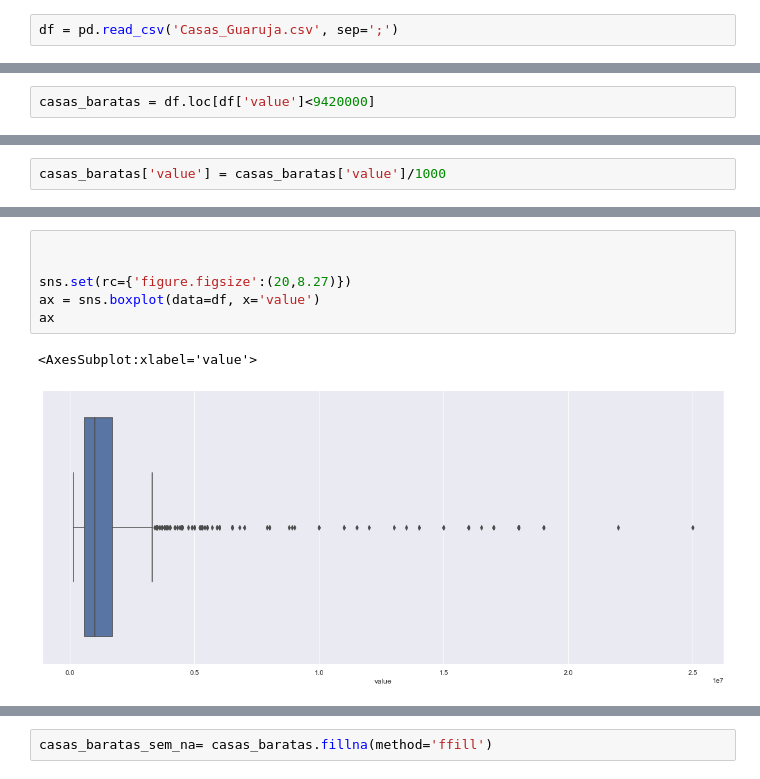
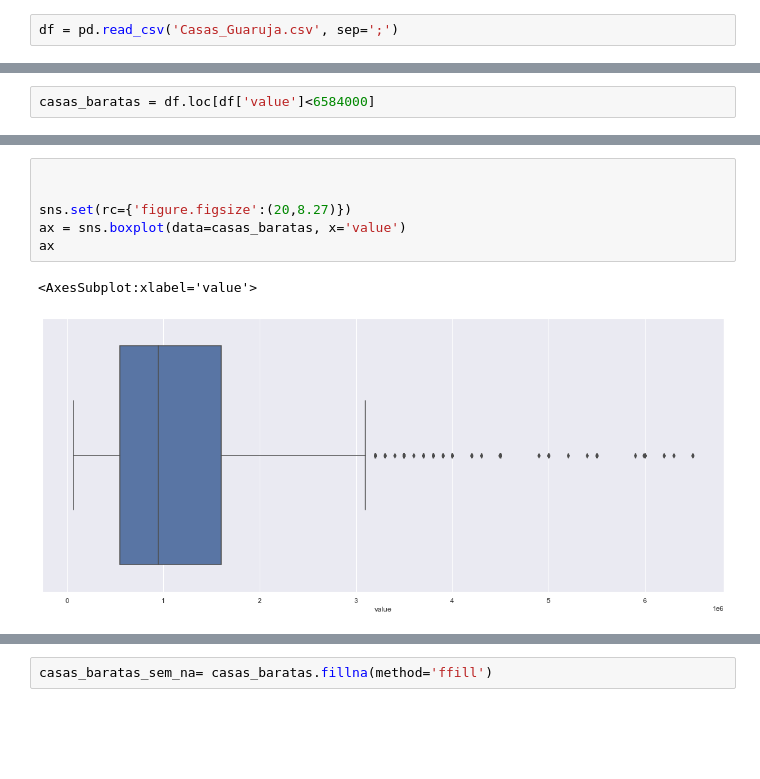
Before and after one commit to zoiosa/L.regression, a Jupyter notebook: Regressão.ipynb, the cells around one changed output, grey strips where cells are left out. Saved outputs shown, nothing was run; the diff lists cells and outputs as text; blank space fills up the shorter version.

```diff
--- a/Regressão.ipynb
+++ b/Regressão.ipynb
@@ -36,4 +36,4 @@ df['value'].quantile(0.98)
 # %%
-casas_baratas = df.loc[df['value']<9420000]
+casas_baratas = df.loc[df['value']<6584000]
 # %%
 df.describe()
@@ -50,2 +50,0 @@ df.describe()
-# %%
-casas_baratas['value'] = casas_baratas['value']/1000
@@ -79,9 +56,9 @@ casas_baratas
 # %%
 
 
 sns.set(rc={'figure.figsize':(20,8.27)})
-ax = sns.boxplot(data=df, x='value')
+ax = sns.boxplot(data=casas_baratas, x='value')
 ax
 # %% [output]
 <AxesSubplot:xlabel='value'>
-[figure, old version]
+[figure, new version]
```
Also changed, not shown: parts of 28 cells of this notebook, 1 other file.
